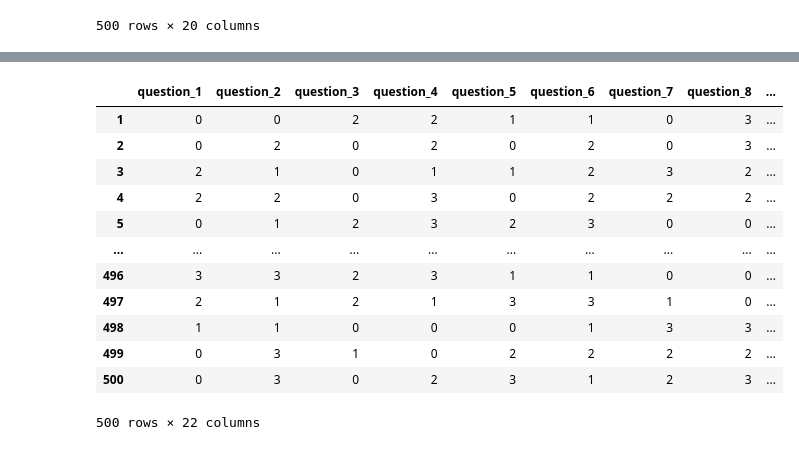
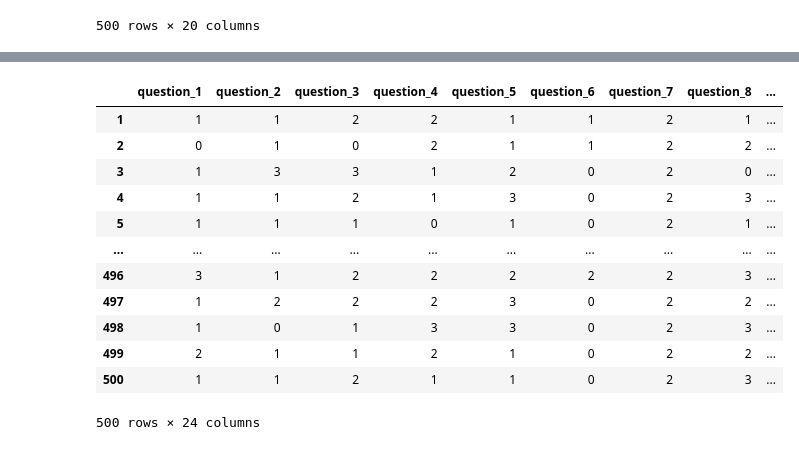
Before and after one commit to kimgusan/s_ML, a Jupyter notebook: survey_recommend_project/survey_recommendation.ipynb, the cells around one changed output, grey strips where cells are left out. Cells and saved outputs as stored; diff of their text form; code cells hidden in the pictures.

```diff
--- a/survey_recommend_project/survey_recommendation.ipynb
+++ b/survey_recommend_project/survey_recommendation.ipynb
@@ -60,8 +60,13 @@ display(origin_df)
 500 rows × 20 columns
 # %%
 # feature (total_score, target) 2개 추가
+# target에 대한 결과값 설정 (target을 단일 변수로 가져갈 지, 다중변수로 가져갈지 확인)
+# 실제 추천 항목에 대해서는 총 3가지 리스트를 나타내야 하기 때문에 다중 변수로 설정)
+# target_1,target_2,target_3 으로 추가 등록
 origin_df['total_score'] = [0] * 500
-origin_df['target'] = [0] * 500
+origin_df['target_1'] = [0] * 500
+origin_df['target_2'] = [0] * 500
+origin_df['target_3'] = [0] * 500
 
 display(origin_df)
 # %% [output]
@@ -110,47 +116,51 @@ plt.show()
 # %%
 # 각 질문에 맞춰 결과에 대한 비중 변경
 # 각 질문지에 대한 비중 설정
 
 # 질문에 대한 선택 비중은 변경되어야 함.
 weights_1 = [1,6,2,1]
 weights_2 = [0.5,6,2.5,1]
 weights_3 = [1,2,5,2]
 weights_4 = [1,4,3,2]
 weights_5 = [0.5,5.5,2,2]
 weights_6 = [7,0.25,0.75,2]
 weights_7 = [0.5,2,6,1.5]
 weights_8 = [1.5,4,3,2]
 weights_9 = [1,4,3,2]
 weights_10 = [6,2,1,1]
 weights_11 = [0.5,2,1.5,6]
 weights_12 = [7,0.5,1.5,0.5]
-weights_13 = [6,2,2,1]
-weights_14 = [6,2,2,1]
-weights_15 = [6,2,2,1]
-weights_16 = [6,2,2,1]
-weights_17 = [6,2,2,1]
-weights_18 = [6,2,2,1]
-weights_19 = [6,2,2,1]
-weights_20 = [6,2,2,1]
+weights_13 = [2,1,4,3]
+weights_14 = [2,6,1.5,0.5]
+weights_15 = [1,1.5,4,3.5]
+weights_16 = [0.5,1.5,4,4]
+weights_17 = [1,2,4,3]
+weights_18 = [1,2,4,3]
+weights_19 = [0.5,4,4,1.5]
+weights_20 = [0.5,1.5,3,5]
 
-proba = [w/sum(weights) for w in weights]
+
+
 
 for i in range(20):
+    # 변수명 동적으로 가져오기
+    weights_var = globals()[f"weights_{i+1}"]
+    proba = [w/sum(weights_var) for w in weights_var]
     re_df[f"question_{i+1}"] = np.random.choice([0,1,2,3], size=len(re_df), p=proba)
 
 # 결과 확인
-display(origin_df)
+display(re_df)
 # %% [output]
 |  | question_1 | question_2 | question_3 | question_4 | question_5 | question_6 | question_7 | question_8 | ... |
-| 1 | 0 | 0 | 2 | 2 | 1 | 1 | 0 | 3 | ... |
-| 2 | 0 | 2 | 0 | 2 | 0 | 2 | 0 | 3 | ... |
-| 3 | 2 | 1 | 0 | 1 | 1 | 2 | 3 | 2 | ... |
-| 4 | 2 | 2 | 0 | 3 | 0 | 2 | 2 | 2 | ... |
-| 5 | 0 | 1 | 2 | 3 | 2 | 3 | 0 | 0 | ... |
+| 1 | 1 | 1 | 2 | 2 | 1 | 1 | 2 | 1 | ... |
+| 2 | 0 | 1 | 0 | 2 | 1 | 1 | 2 | 2 | ... |
+| 3 | 1 | 3 | 3 | 1 | 2 | 0 | 2 | 0 | ... |
+| 4 | 1 | 1 | 2 | 1 | 3 | 0 | 2 | 3 | ... |
+| 5 | 1 | 1 | 1 | 0 | 1 | 0 | 2 | 1 | ... |
 | ... | ... | ... | ... | ... | ... | ... | ... | ... | ... |
-| 496 | 3 | 3 | 2 | 3 | 1 | 1 | 0 | 0 | ... |
-| 497 | 2 | 1 | 2 | 1 | 3 | 3 | 1 | 0 | ... |
-| 498 | 1 | 1 | 0 | 0 | 0 | 1 | 3 | 3 | ... |
-| 499 | 0 | 3 | 1 | 0 | 2 | 2 | 2 | 2 | ... |
-| 500 | 0 | 3 | 0 | 2 | 3 | 1 | 2 | 3 | ... |
+| 496 | 3 | 1 | 2 | 2 | 2 | 2 | 2 | 3 | ... |
+| 497 | 1 | 2 | 2 | 2 | 3 | 0 | 2 | 2 | ... |
+| 498 | 1 | 0 | 1 | 3 | 3 | 0 | 2 | 3 | ... |
+| 499 | 2 | 1 | 1 | 2 | 1 | 0 | 2 | 2 | ... |
+| 500 | 1 | 1 | 2 | 1 | 1 | 0 | 2 | 3 | ... |
-500 rows × 22 columns
+500 rows × 24 columns
```
Also changed, not shown: parts of 42 cells of this notebook.
